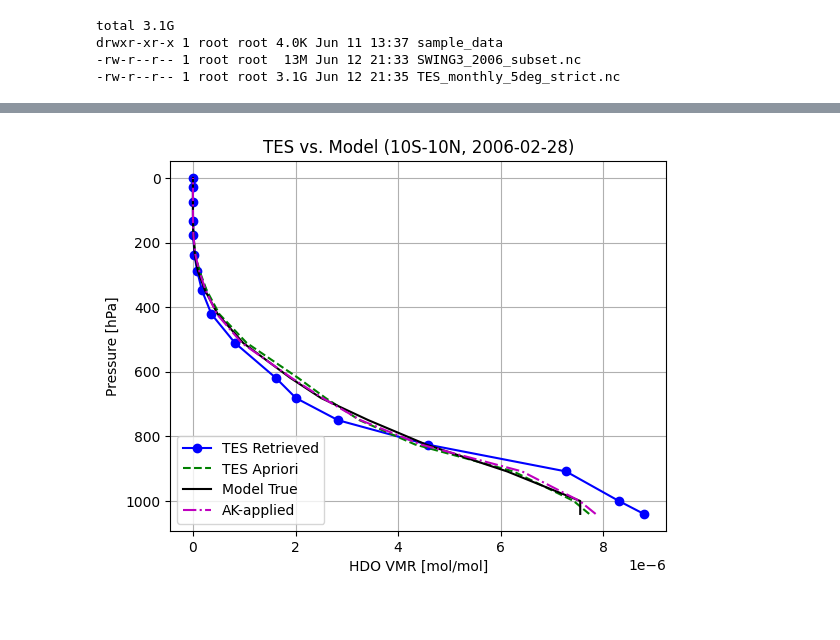
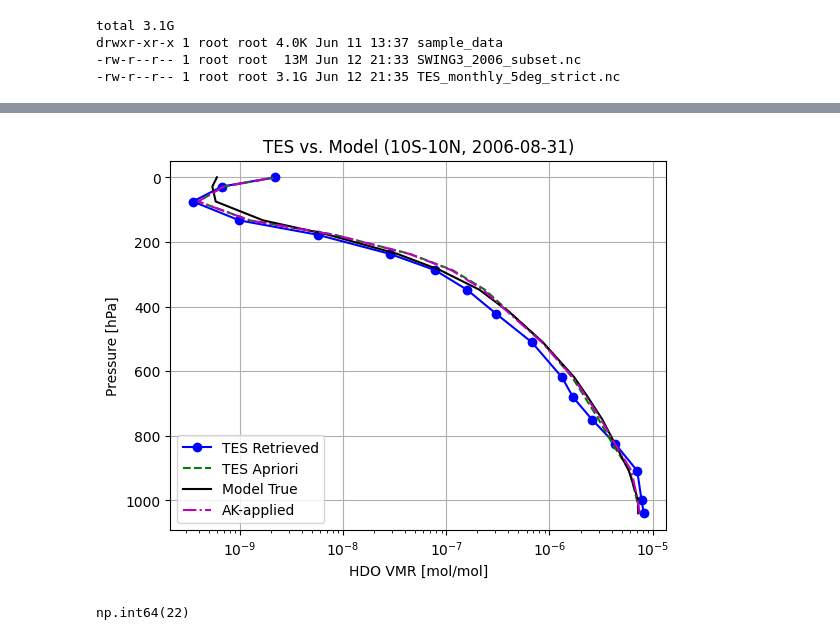
Before and after one commit to mampisarkar111/wisonet-colab-demo, a Jupyter notebook: wisonet_demo.ipynb, the cells around one changed output, grey strips where cells are left out. Drawn from its saved outputs; the diff is of its cells as text; code cells hidden in the pictures; blank space fills up the shorter version.

```diff
--- a/wisonet_demo.ipynb
+++ b/wisonet_demo.ipynb
@@ -32,7 +291,7 @@ from datetime import datetime
 import calendar
 
 # === User-defined month ===
-user_month = 2  # CHANGE THIS (1 = January, 12 = December)
+user_month = 8  # CHANGE THIS (1 = January, 12 = December)
 m = user_month - 1  # 0-based index for SWING3
 
 # === Construct last day of month string ===
@@ -102,35 +361,38 @@ AK      = AK[t_tes, :, :, lat_mask, :]
 # === Mask invalid values ===
 HDO_ret[HDO_ret == -999] = np.nan
 HDO_a[HDO_a == -999] = np.nan
 AK[AK == -999] = np.nan
 
 # === Average over lat and lon ===
 HDO_ret_avg = np.nanmean(np.nanmean(HDO_ret, axis=2), axis=0)
 HDO_a_avg   = np.nanmean(np.nanmean(HDO_a, axis=2), axis=0)
 AK_avg      = np.nanmean(np.nanmean(AK, axis=3), axis=0)
 
 # === Interpolate model to TES pressure ===
 HDO_vmr1_interp = np.interp(tes_p, p[::-1], HDO_vmr1[::-1])
 
 # === Apply AK ===
 ln_true = np.log(HDO_vmr1_interp)
 ln_apriori = np.log(HDO_a_avg)
 ln_smoothed = ln_apriori + AK_avg @ (ln_true - ln_apriori)
 HDO_recon = np.exp(ln_smoothed)
 
 # === Plot ===
 plt.figure()
-plt.plot(HDO_ret_avg, tes_p, 'b-o', label='TES Retrieved')
-plt.plot(HDO_a_avg, tes_p, 'g--', label='TES Apriori')
-plt.plot(HDO_vmr1_interp, tes_p, 'k-', label='Model True')
-plt.plot(HDO_recon, tes_p, 'm-.', label='AK-applied')
+plt.semilogx(HDO_ret_avg, tes_p, 'b-o', label='TES Retrieved')
+plt.semilogx(HDO_a_avg, tes_p, 'g--', label='TES Apriori')
+plt.semilogx(HDO_vmr1_interp, tes_p, 'k-', label='Model True')
+plt.semilogx(HDO_recon, tes_p, 'm-.', label='AK-applied')
 
 plt.gca().invert_yaxis()
 plt.xlabel('HDO VMR [mol/mol]')
 plt.ylabel('Pressure [hPa]')
 plt.title(f'TES vs. Model (10S-10N, {user_date_str})')
 plt.legend(loc='lower left')
 plt.grid(True)
 plt.show()
+
+t_tes
 # %% [output]
-[figure, old version]
+[figure, new version]
+np.int64(22)
```
Also changed, not shown: parts of 4 cells of this notebook.
